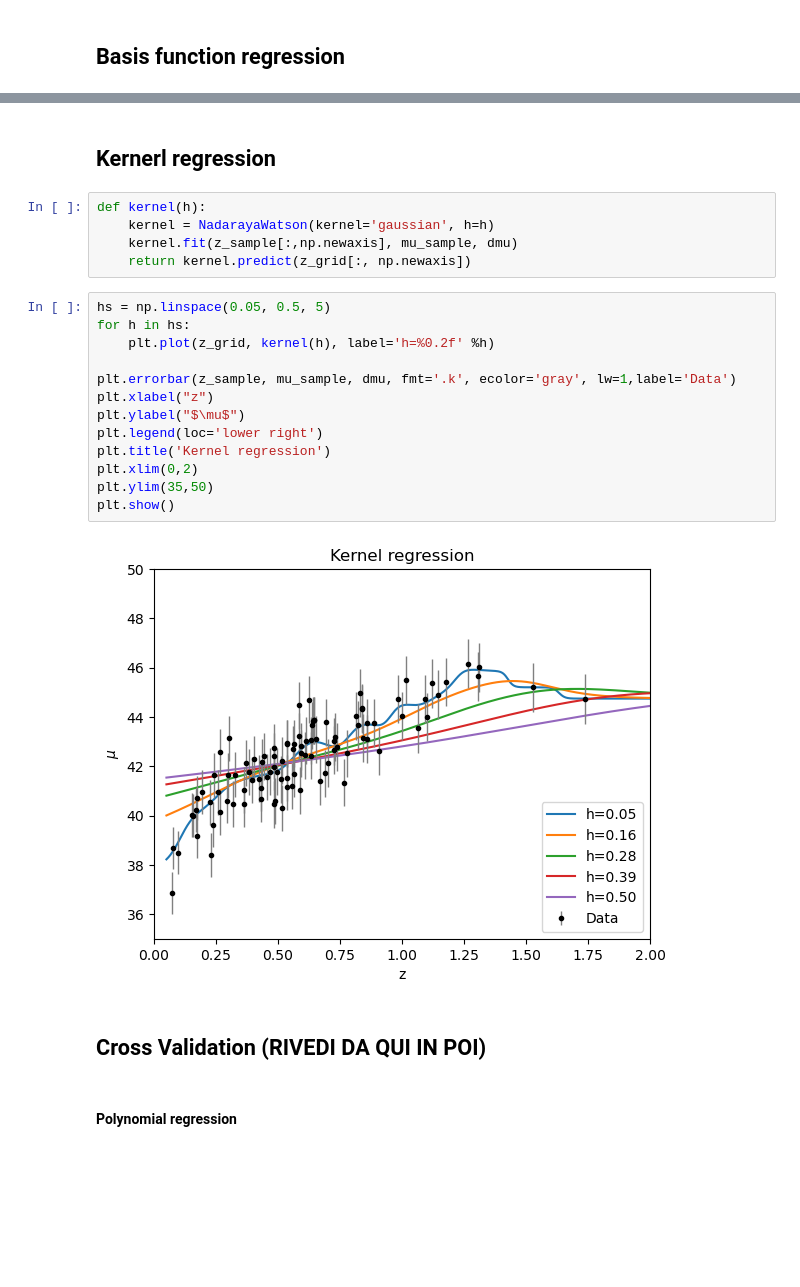
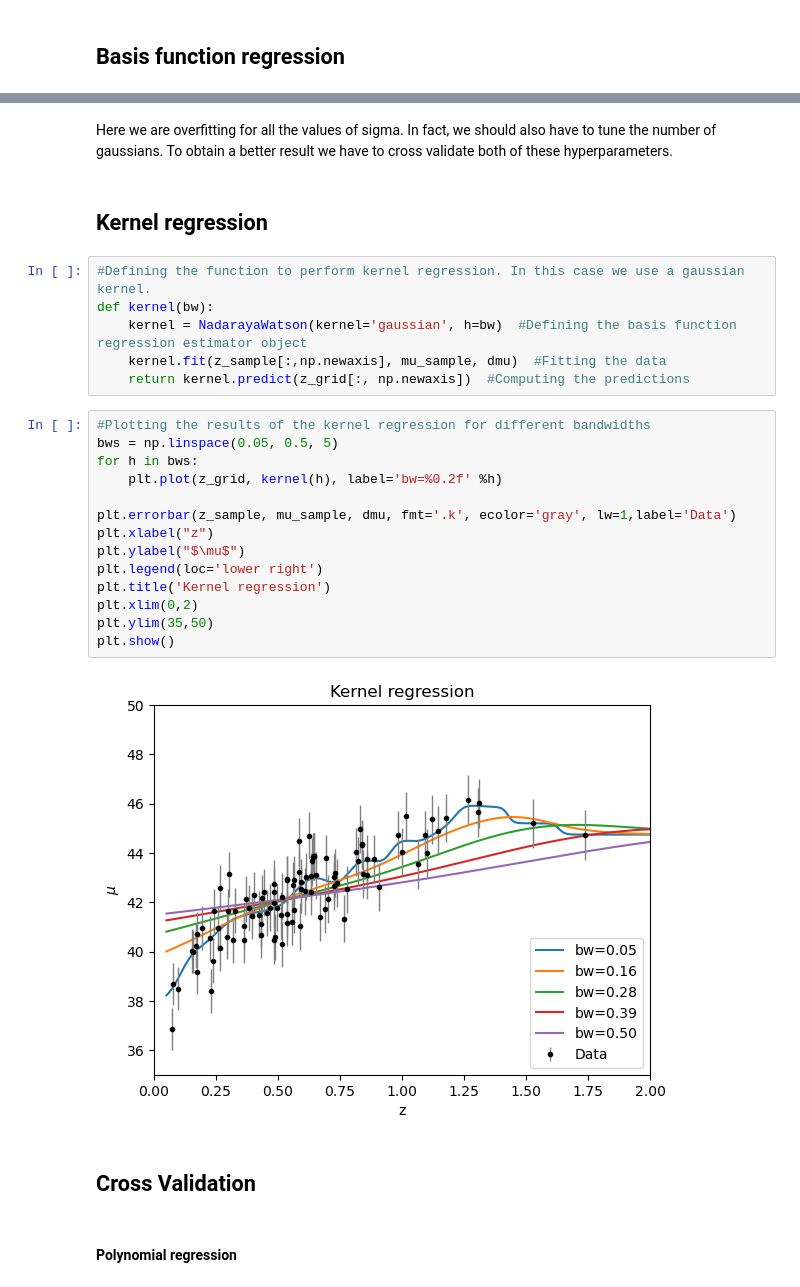
Before and after one commit to SimoneRestuccia/astrostatistics_bicocca_2024, a Jupyter notebook: working/L_17/Supernova_distances_part1.ipynb, the cells around one changed output, grey strips where cells are left out. Drawn from its saved outputs; the diff is of its cells as text; blank space fills up the shorter version.

```diff
--- a/working/L_17/Supernova_distances_part1.ipynb
+++ b/working/L_17/Supernova_distances_part1.ipynb
@@ -91,30 +129,34 @@ plt.ylim(35,50)
 plt.show()
 # %% [output]
 [figure]
+# %% [markdown]
+Here we are overfitting for all the values of sigma. In fact, we should also have to tune the number of gaussians. To obtain a better result we have to cross validate both of these hyperparameters.
 # %% [markdown]
-## Kernerl regression
+## Kernel regression
 # %%
-def kernel(h):
-    kernel = NadarayaWatson(kernel='gaussian', h=h)
-    kernel.fit(z_sample[:,np.newaxis], mu_sample, dmu)
-    return kernel.predict(z_grid[:, np.newaxis])
+#Defining the function to perform kernel regression. In this case we use a gaussian kernel.
+def kernel(bw):
+    kernel = NadarayaWatson(kernel='gaussian', h=bw)  #Defining the basis function regression estimator object
+    kernel.fit(z_sample[:,np.newaxis], mu_sample, dmu)  #Fitting the data
+    return kernel.predict(z_grid[:, np.newaxis])  #Computing the predictions
 # %%
-hs = np.linspace(0.05, 0.5, 5)
-for h in hs:
-    plt.plot(z_grid, kernel(h), label='h=%0.2f' %h)
+#Plotting the results of the kernel regression for different bandwidths
+bws = np.linspace(0.05, 0.5, 5)
+for h in bws:
+    plt.plot(z_grid, kernel(h), label='bw=%0.2f' %h)
 
 plt.errorbar(z_sample, mu_sample, dmu, fmt='.k', ecolor='gray', lw=1,label='Data')
 plt.xlabel("z")
 plt.ylabel("$\mu$")
 plt.legend(loc='lower right')
 plt.title('Kernel regression')
 plt.xlim(0,2)
 plt.ylim(35,50)
 plt.show()
 # %% [output]
-[figure, old version]
+[figure, new version]
 # %% [markdown]
-## Cross Validation (RIVEDI DA QUI IN POI)
+## Cross Validation
 # %% [markdown]
 #### Polynomial regression
 # %%
```
Also changed, not shown: parts of 30 cells of this notebook, 13 other files.
